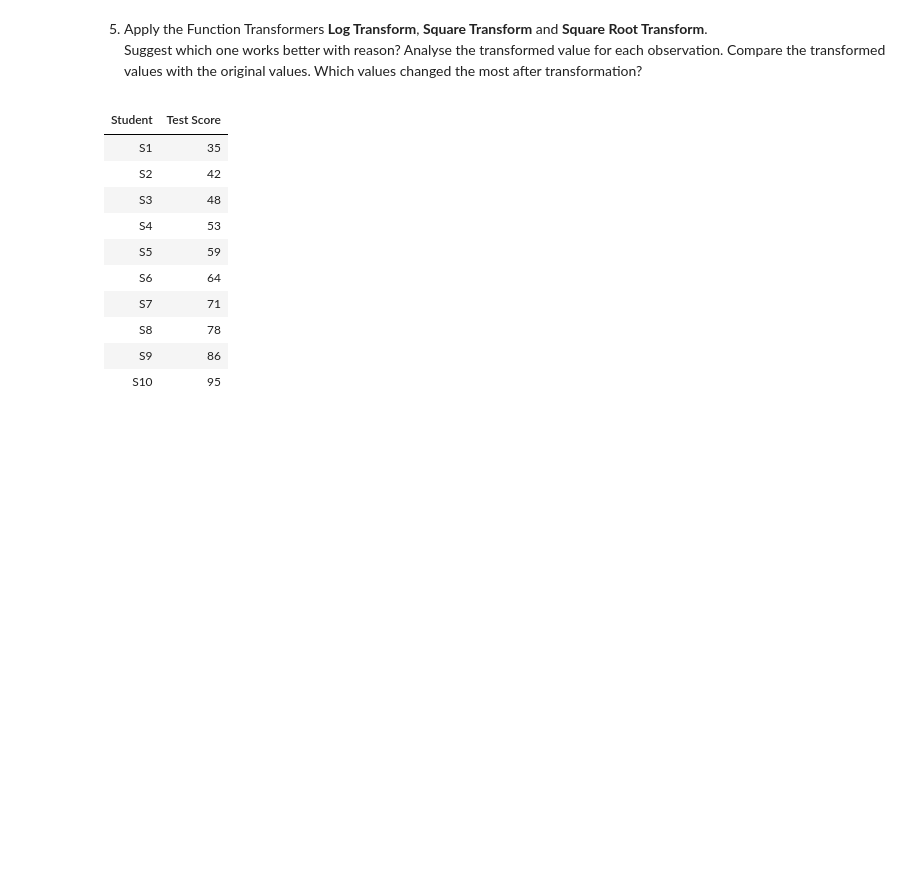
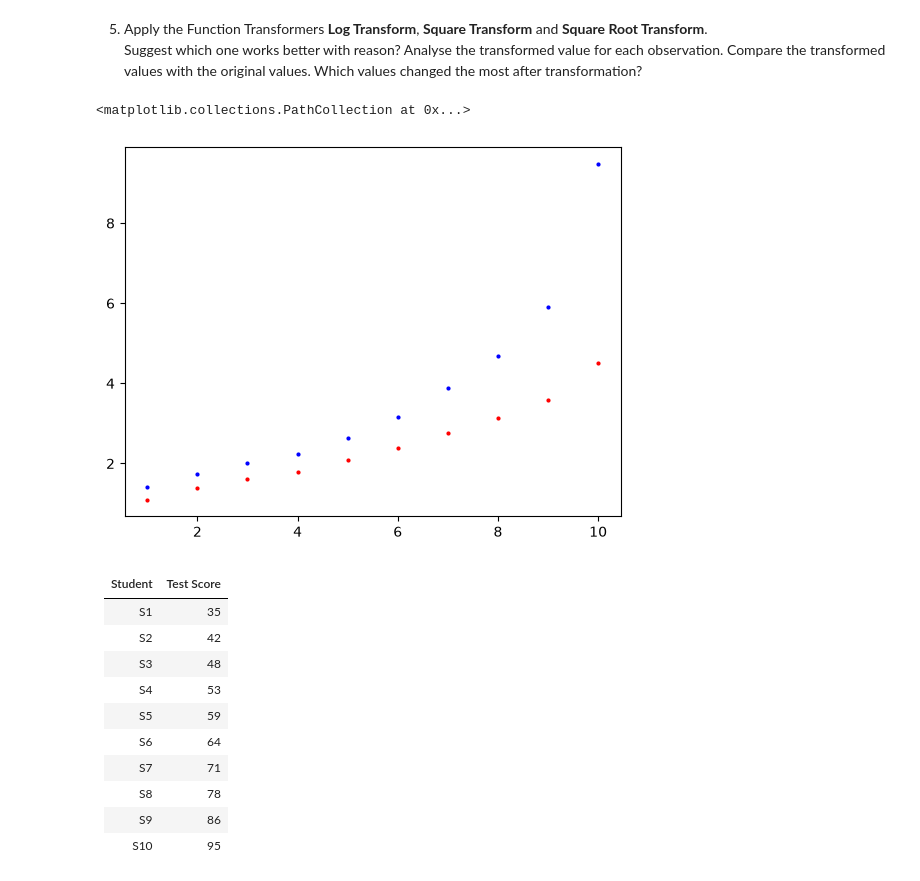
Before and after one commit to Anand-Ramdas-Kale/learning-basics, a Jupyter notebook: et_00.ipynb, the cells around one changed output. Cells and saved outputs as stored; diff of their text form; code cells hidden in the pictures; blank space fills up the shorter version.

```diff
--- a/et_00.ipynb
+++ b/et_00.ipynb
@@ -130,6 +231,20 @@ Transform**.
 Suggest which one works better with reason?
 Analyse the transformed value for each observation. Compare the transformed values with the original values. Which values
 changed the most after transformation?
+# %%
+from sklearn.preprocessing import FunctionTransformer
+
+log_transform = FunctionTransformer(np.log1p)
+square_transform = FunctionTransformer(np.square)
+sqrt_transform = FunctionTransformer(np.sqrt)
+
+
+plt.scatter(day, log_transform.transform(daily_sales), c="r", s=4)
+# plt.scatter(day, square_transform.transform(daily_sales), c="g", s=4)
+plt.scatter(day, sqrt_transform.transform(daily_sales), c="b", s=4)
+# %% [output]
+<matplotlib.collections.PathCollection at 0x...>
+[figure, added]
 # %% [markdown]
 |Student| Test Score|
 |---|---|
```
Also changed, not shown: parts of 14 cells of this notebook.
